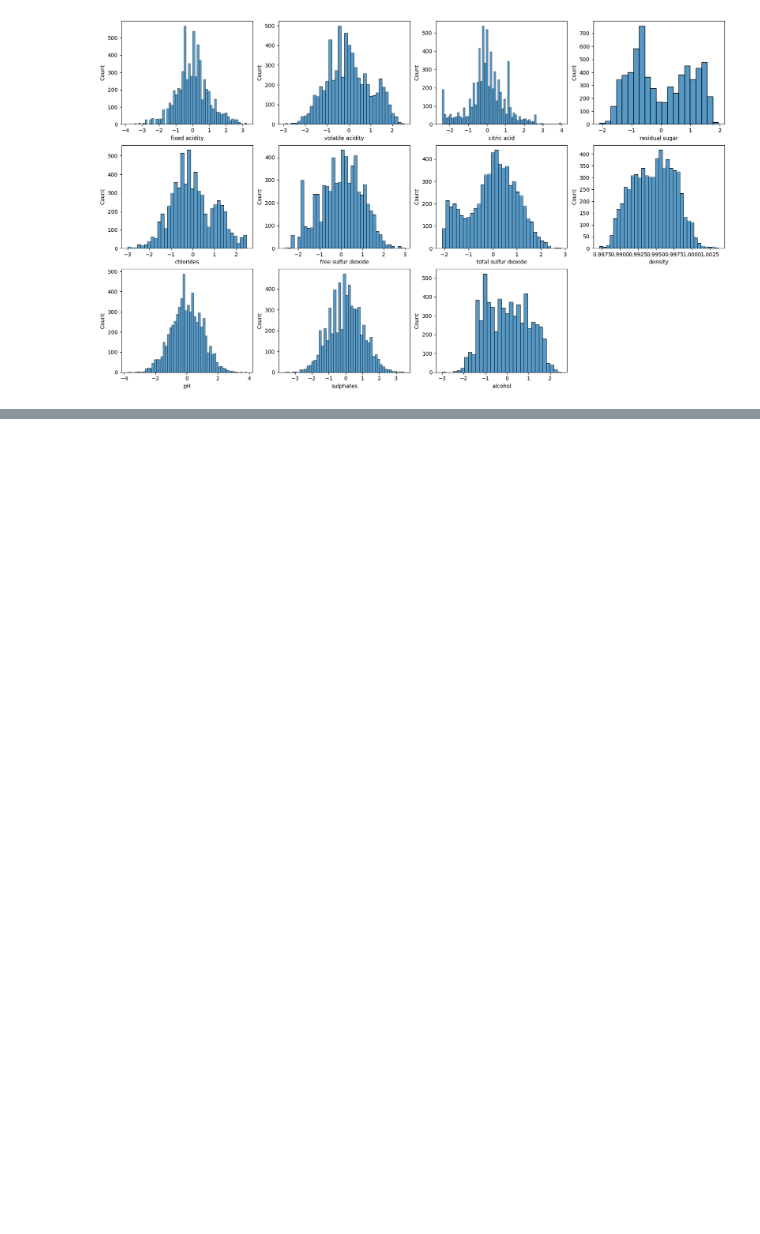
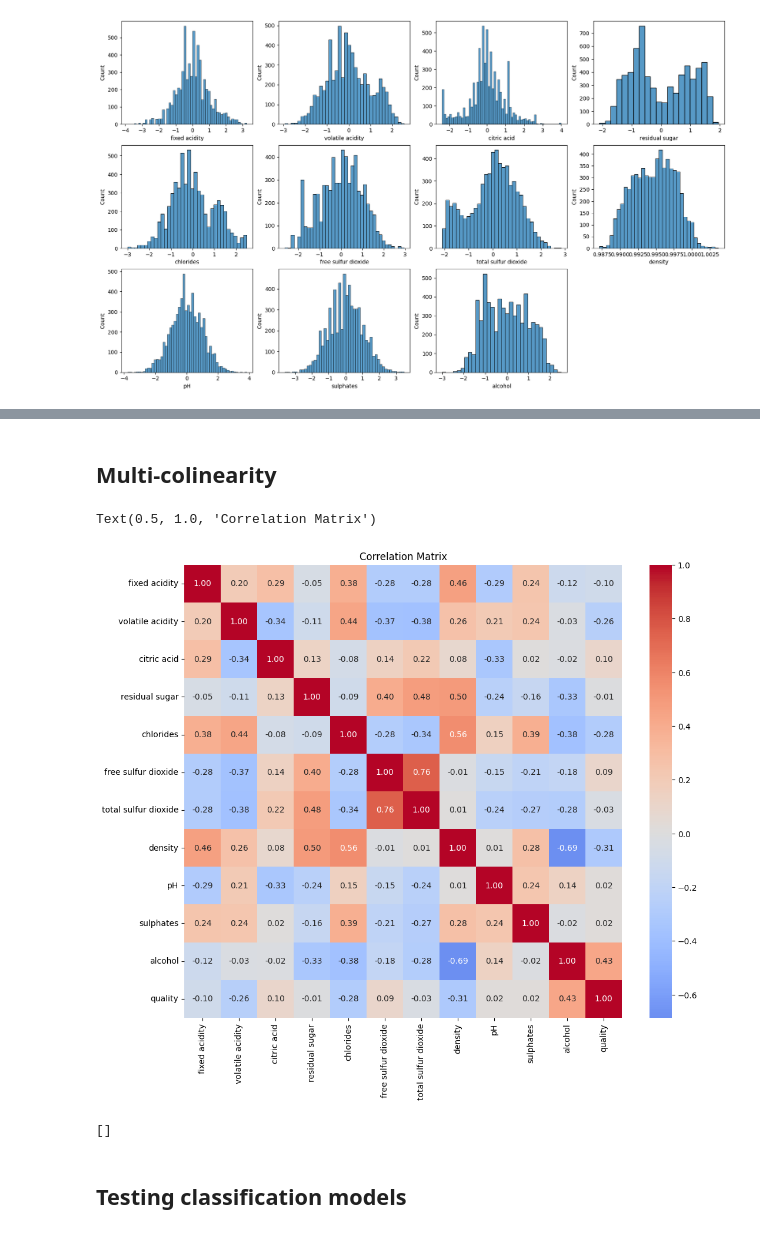
Before and after one commit to LeonardoStabile1/Wine-Quality-Classifier, a Jupyter notebook: notebooks/notebook.ipynb, the cells around one changed output, grey strips where cells are left out. Cells and saved outputs as stored; diff of their text form; code cells hidden in the pictures; blank space fills up the shorter version.

```diff
--- a/notebooks/notebook.ipynb
+++ b/notebooks/notebook.ipynb
@@ -116,0 +129,24 @@ for i in range(len(num_cols)):
+# %% [markdown]
+## Multi-colinearity
+# %%
+plt.figure(figsize=(12,10))
+corr = df_transformed.corr(numeric_only=True)
+sns.heatmap(corr, annot=True, fmt=".2f", cmap="coolwarm", center=0)
+plt.title("Correlation Matrix")
+# %% [output]
+Text(0.5, 1.0, 'Correlation Matrix')
+[figure, added]
+# %%
+threshold = 0.8
+high_corr = []
+
+for i in range(len(corr.columns)):
+    for j in range(i):
+        if abs(corr.iloc[i, j]) > threshold:
+            high_corr.append((corr.columns[i], corr.columns[j], corr.iloc[i, j]))
+
+high_corr
+# %% [output]
+[]
+# %% [markdown]
+## Testing classification models
```
Also changed, not shown: parts of 6 cells of this notebook.
